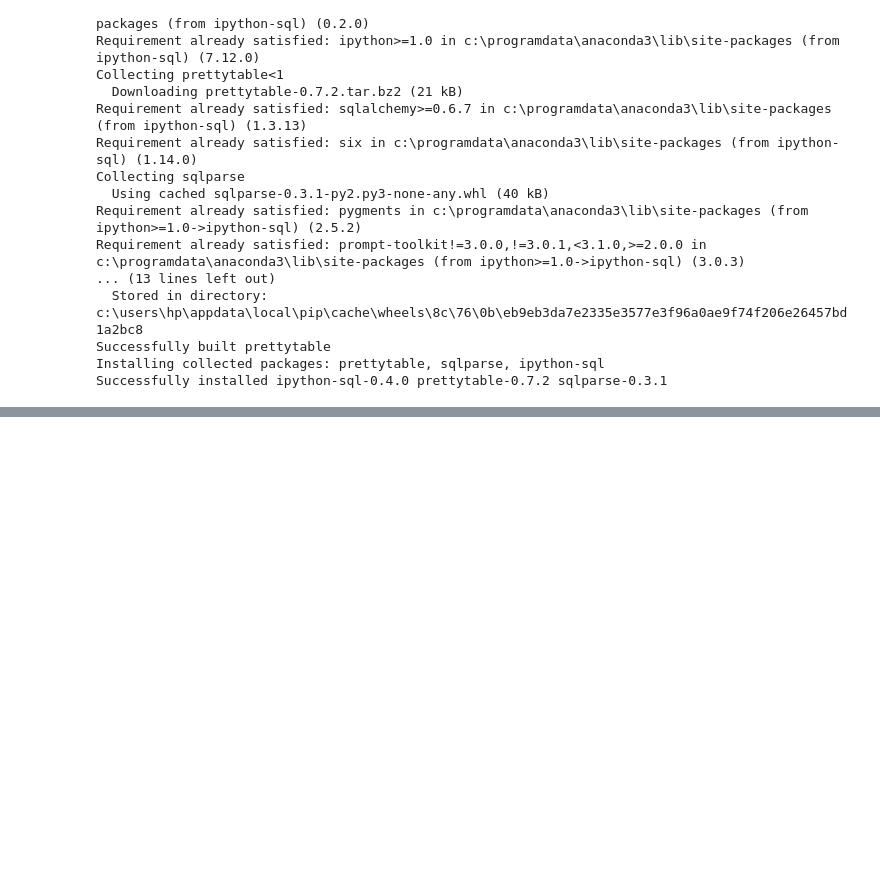
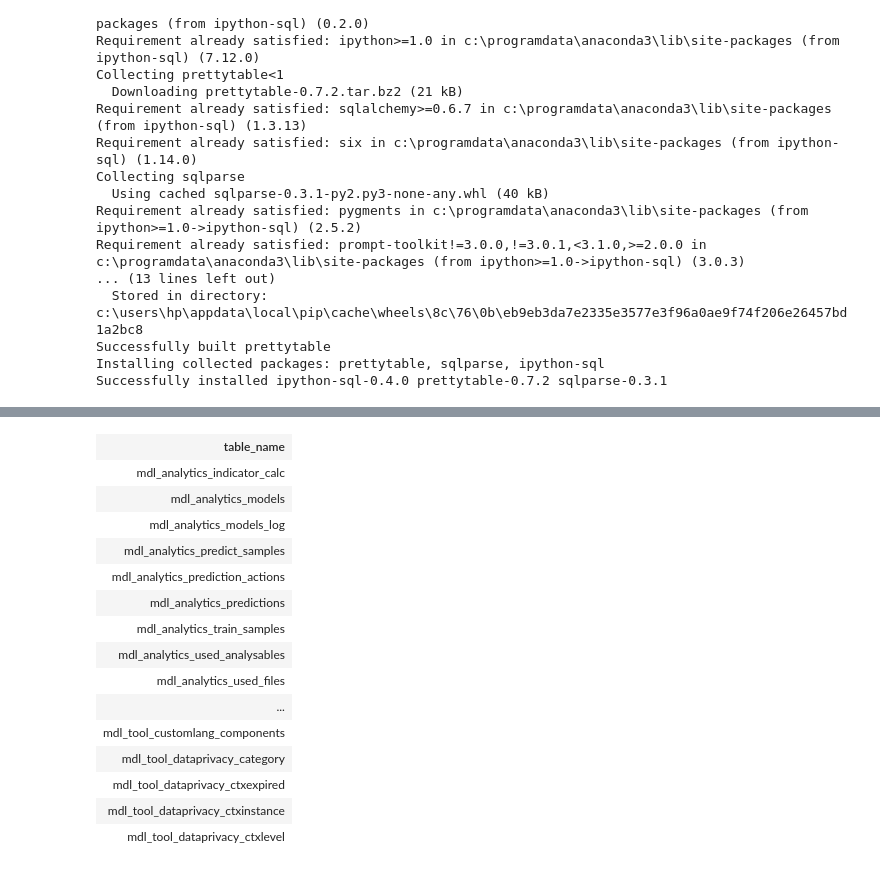
Before and after one commit to WanjohiWanjohi/Learn_Analytics, a Jupyter notebook: Postgres SQL.ipynb, the cells around one changed output, grey strips where cells are left out. Cells and saved outputs as stored; diff of their text form; code cells hidden in the pictures; blank space fills up the shorter version.

```diff
--- a/Postgres SQL.ipynb
+++ b/Postgres SQL.ipynb
@@ -78,0 +134,19 @@ AttributeError: 'str' object has no attribute 'str'
+# %%
+all_tables
+# %% [output]
+| table_name |
+| mdl_analytics_indicator_calc |
+| mdl_analytics_models |
+| mdl_analytics_models_log |
+| mdl_analytics_predict_samples |
+| mdl_analytics_prediction_actions |
+| mdl_analytics_predictions |
+| mdl_analytics_train_samples |
+| mdl_analytics_used_analysables |
+| mdl_analytics_used_files |
+| ... |
+| mdl_tool_customlang_components |
+| mdl_tool_dataprivacy_category |
+| mdl_tool_dataprivacy_ctxexpired |
+| mdl_tool_dataprivacy_ctxinstance |
+| mdl_tool_dataprivacy_ctxlevel |
```
Also changed, not shown: parts of 13 cells of this notebook.
